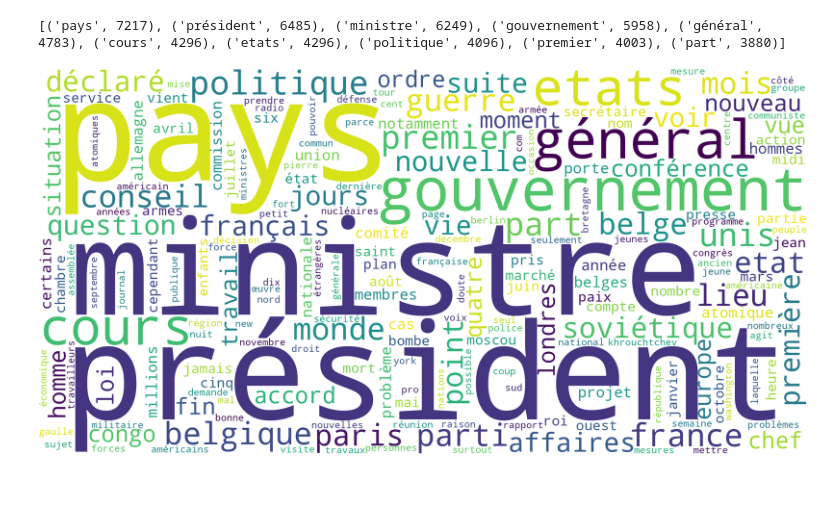
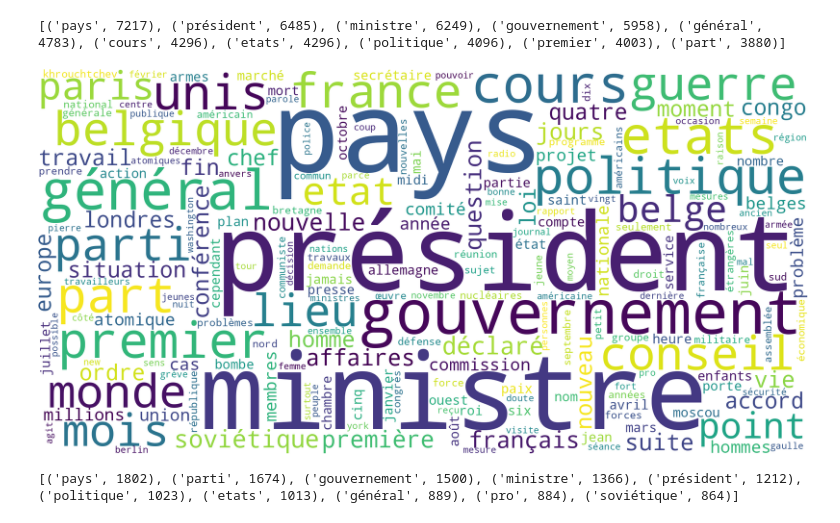
Before and after one commit to paffidim/tac, a Jupyter notebook: tps/tp4/tp4.ipynb, the cells around one changed output. Saved outputs shown, nothing was run; the diff lists cells and outputs as text; code cells hidden in the pictures; blank space fills up the shorter version.

Commit message:
TP4/ Adding WordCloud for Le Drapeau Rouge

```diff
--- a/tps/tp4/tp4.ipynb
+++ b/tps/tp4/tp4.ipynb
@@ -610,7 +613,7 @@ print(frequencies.most_common(10))
 [('pays', 7217), ('président', 6485), ('ministre', 6249), ('gouvernement', 5958), ('général', 4783), ('cours', 4296), ('etats', 4296), ('politique', 4096), ('premier', 4003), ('part', 3880)]
 # %%
 cloud = WordCloud(width=2000, height=1000, background_color='white').generate_from_frequencies(frequencies)
-cloud.to_file(os.path.join(output_path, f"all.png"))
-Image(filename=os.path.join(output_path, f"all.png"))
+cloud.to_file(os.path.join(output_path, f"wordcloud_all.png"))
+Image(filename=os.path.join(output_path, f"wordcloud_all.png"))
 # %% [output]
-[figure, old version]
+[figure, new version]
@@ -616,0 +623,6 @@ Image(filename=os.path.join(output_path, f"all.png"))
+# %%
+# Affichage des termes les plus fréquents DR
+frequencies_dr = Counter(text_clean_jb1051_new.split())
+print(frequencies_dr.most_common(10))
+# %% [output]
+[('pays', 1802), ('parti', 1674), ('gouvernement', 1500), ('ministre', 1366), ('président', 1212), ('politique', 1023), ('etats', 1013), ('général', 889), ('pro', 884), ('soviétique', 864)]
```
Also changed, not shown: parts of 4 cells of this notebook.
